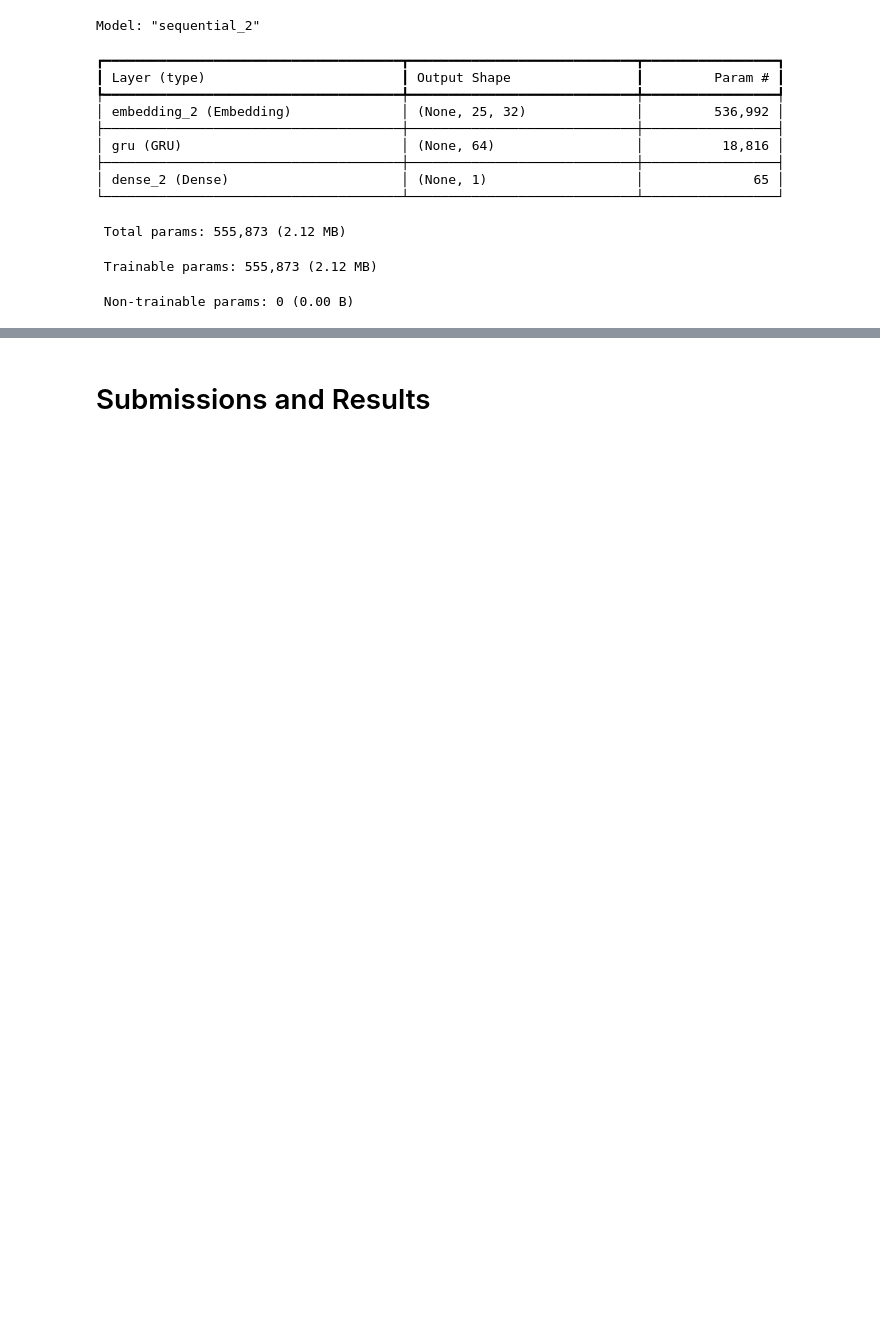
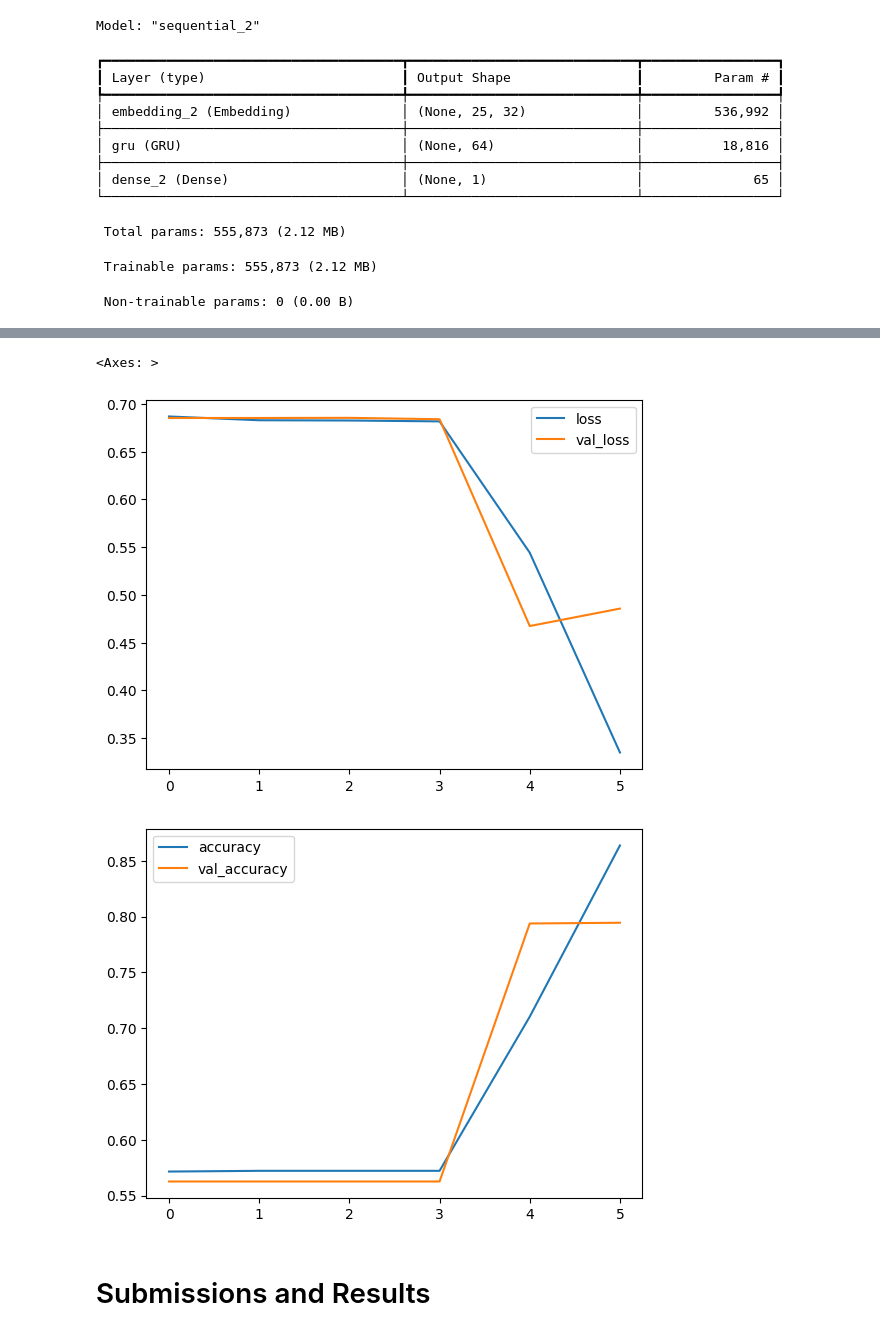
Before and after one commit to Pholmgrendev/RNNProject, a Jupyter notebook: TextClassification.ipynb, the cells around one changed output, grey strips where cells are left out. Drawn from its saved outputs; the diff is of its cells as text; code cells hidden in the pictures; blank space fills up the shorter version.

```diff
--- a/TextClassification.ipynb
+++ b/TextClassification.ipynb
@@ -399,0 +402,23 @@ gru_base_metrics[['accuracy', 'val_accuracy']].plot()
+# %%
+model_gru_tuned = Sequential([
+    InputLayer((max_words,)),
+    # Layer one
+    Embedding(word_count, 32, input_length=max_words),
+
+    # Layer two
+    GRU(units=64, return_sequences=True), #dropout=0.3, recurrent_dropout=0.3, seed=4022, return_sequences=True),
+    GRU(units=32), # dropout=0.3, recurrent_dropout=0.3, seed=4022),
+
+    # Output
+    Dense(32, activation='relu'),
+    Dense(1, activation='sigmoid')
+])
+learning_rate = 0.0001
+opt = keras.optimizers.Adam(learning_rate = learning_rate)
+
+model_gru_tuned.compile(optimizer = opt,
+              loss=tf.keras.losses.BinaryCrossentropy(from_logits=True),
+              metrics = ['accuracy'])
+
+model_gru_tuned.build()
+model_gru_tuned.summary()
@@ -399,0 +443,4 @@ gru_base_metrics[['accuracy', 'val_accuracy']].plot()
+# %%
+gru_tuned_history = model_gru_tuned.fit(train_pad, train_labels, epochs=6, validation_data=(val_pad, val_labels)) # initial testing showed epoch 6 had the best validation accuracy
+
+gru_tuned_metrics = pd.DataFrame(gru_tuned_history.history)
@@ -400,3 +460,10 @@ gru_base_metrics[['accuracy', 'val_accuracy']].plot()
+# %%
+gru_tuned_metrics[["loss","val_loss"]].plot()
+gru_tuned_metrics[['accuracy', 'val_accuracy']].plot()
+# %% [output]
+<Axes: >
+[figure, added]
+[figure, added]
 # %% [markdown]
 # Submissions and Results
 # %%
```
Also changed, not shown: parts of 13 cells of this notebook.
